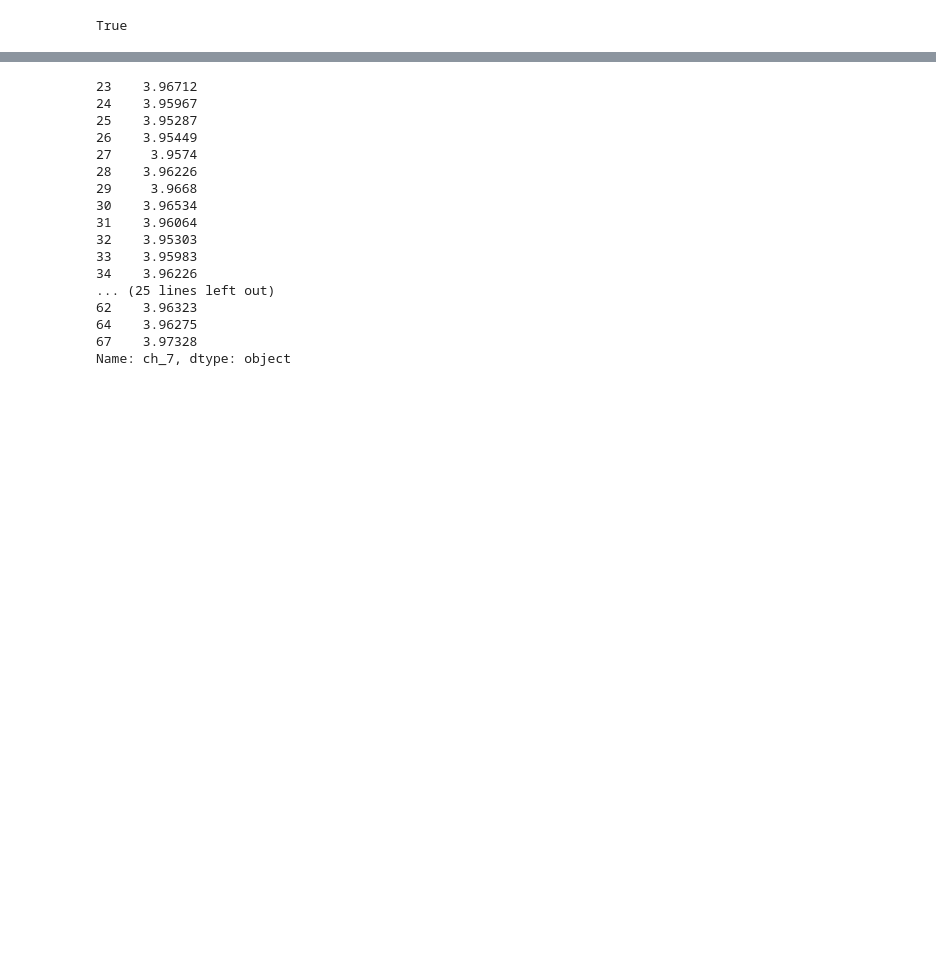
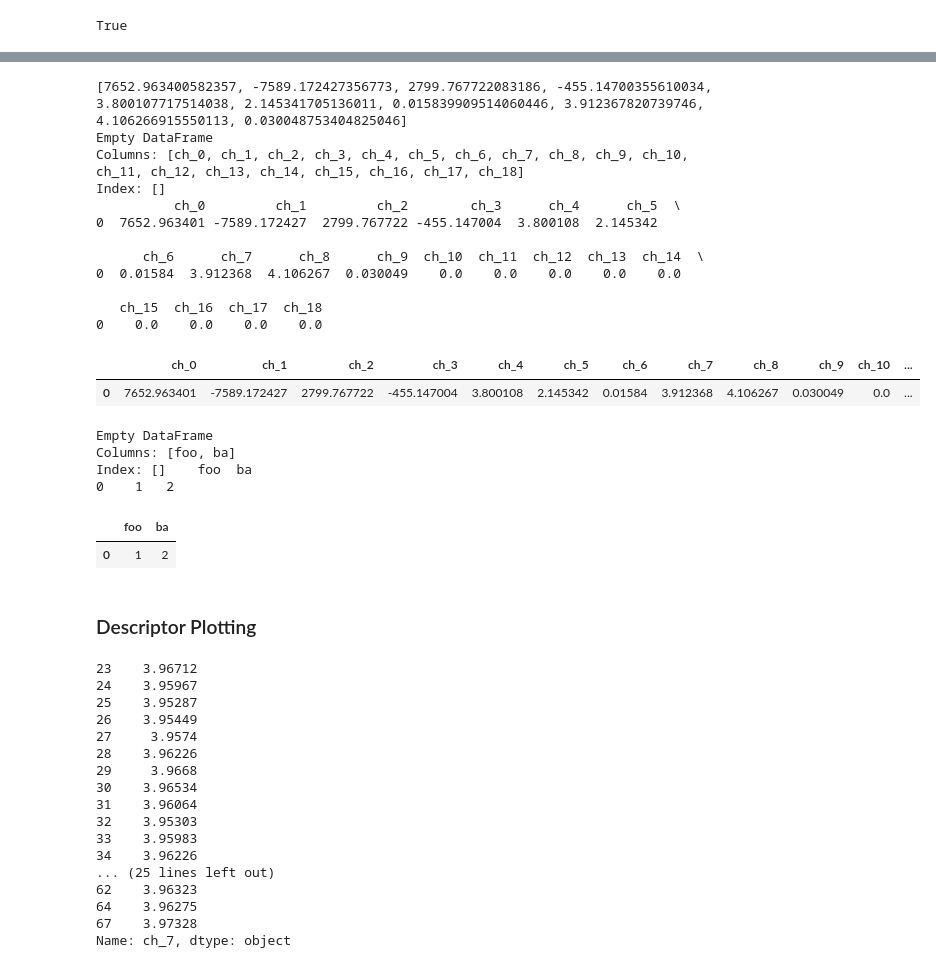
Before and after one commit to nicolet5/DiffCapAnalyzer, a Jupyter notebook: chachies/FittingFunctionDev.ipynb, the cells around one changed output, grey strips where cells are left out. Cells and saved outputs as stored; diff of their text form; code cells hidden in the pictures; blank space fills up the shorter version.

```diff
--- a/chachies/FittingFunctionDev.ipynb
+++ b/chachies/FittingFunctionDev.ipynb
@@ -91,0 +167,5 @@ Fitting battery: 1_23_14_1C_Cycle d
+# %%
+import descriptors
+
+dict_test = descriptors.imp_one_cycle('NLT_Test/Clean_Separated_Cycles/CS2_33_10_04_10-Cycle5Clean.xlsx', 'c', 5, 'bat')
+dict_test
@@ -92,3 +194,37 @@ Fitting battery: 1_23_14_1C_Cycle d
+# %%
+dfb = descriptors.pd_create('c')
+descriptors.pd_update(dfb, dict_test)
+# %% [output]
+[7652.963400582357, -7589.172427356773, 2799.767722083186, -455.14700355610034, 3.800107717514038, 2.145341705136011, 0.015839909514060446, 3.912367820739746, 4.106266915550113, 0.030048753404825046]
+Empty DataFrame
+Columns: [ch_0, ch_1, ch_2, ch_3, ch_4, ch_5, ch_6, ch_7, ch_8, ch_9, ch_10, ch_11, ch_12, ch_13, ch_14, ch_15, ch_16, ch_17, ch_18]
+Index: []
+          ch_0         ch_1         ch_2        ch_3      ch_4      ch_5  \
+0  7652.963401 -7589.172427  2799.767722 -455.147004  3.800108  2.145342
+
+      ch_6      ch_7      ch_8      ch_9  ch_10  ch_11  ch_12  ch_13  ch_14  \
+0  0.01584  3.912368  4.106267  0.030049    0.0    0.0    0.0    0.0    0.0
+
+   ch_15  ch_16  ch_17  ch_18
+0    0.0    0.0    0.0    0.0
+|  | ch_0 | ch_1 | ch_2 | ch_3 | ch_4 | ch_5 | ch_6 | ch_7 | ch_8 | ch_9 | ch_10 | ... |
+| 0 | 7652.963401 | -7589.172427 | 2799.767722 | -455.147004 | 3.800108 | 2.145342 | 0.01584 | 3.912368 | 4.106267 | 0.030049 | 0.0 | ... |
+# %%
+df = pd.DataFrame(columns = ['foo', 'ba'])
+df1 = pd.DataFrame([[1,2]], columns = ['foo','ba'])
+print (df, df1)
+# %% [output]
+Empty DataFrame
+Columns: [foo, ba]
+Index: []    foo  ba
+0    1   2
+# %%
+pd.concat([df,df1])
+# %% [output]
+|  | foo | ba |
+| 0 | 1 | 2 |
+# %% [markdown]
+### Descriptor Plotting
 # %%
 bat1 = df.iloc[0:22, :]
 
```
Also changed, not shown: parts of 10 cells of this notebook, 2 other files.
